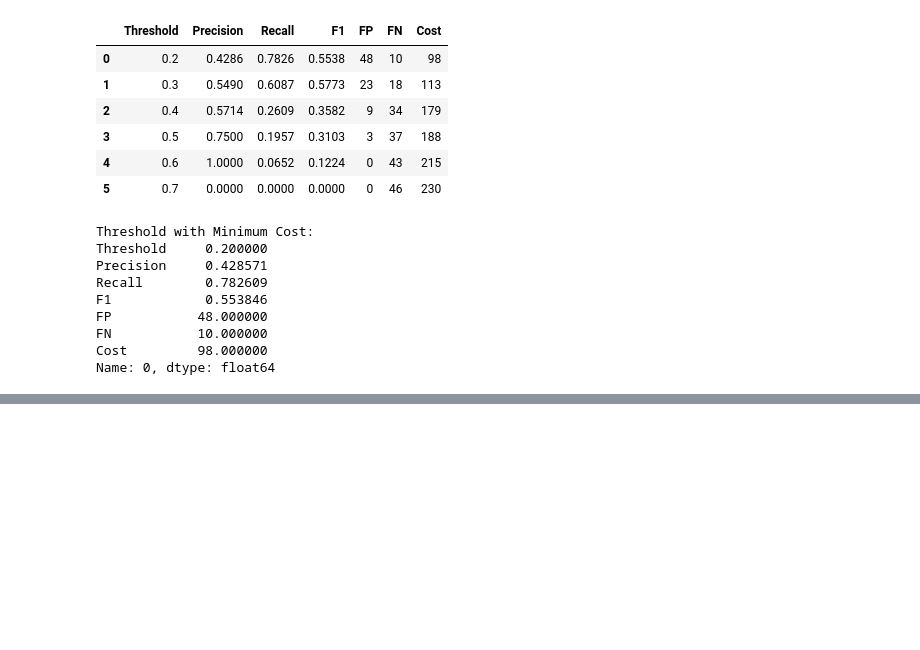
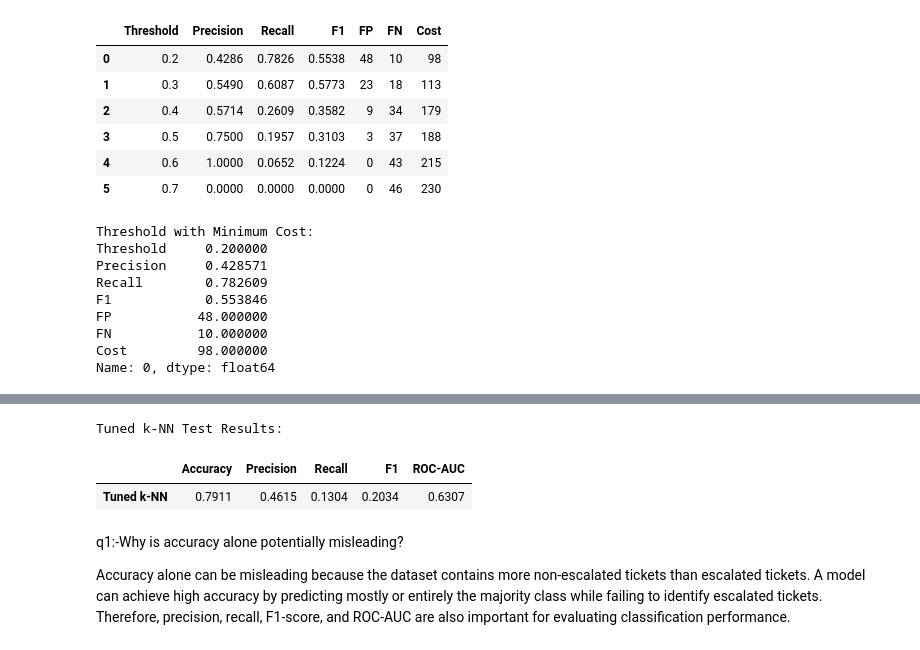
Before and after one commit to kidistm03/ml-, a Jupyter notebook: ML_Lab3/Lab3.ipynb, the cells around one changed output, grey strips where cells are left out. Drawn from its saved outputs; the diff is of its cells as text; code cells hidden in the pictures; blank space fills up the shorter version.

```diff
--- a/ML_Lab3/Lab3.ipynb
+++ b/ML_Lab3/Lab3.ipynb
@@ -466,0 +533,34 @@ Name: 0, dtype: float64
+# %%
+# EVALUATE THE TUNED k-NN MODEL ON TEST DATA
+
+# Get the best model found by GridSearchCV
+best_knn_model = grid_search.best_estimator_
+
+# Make predictions
+best_knn_predictions = best_knn_model.predict(X_test)
+
+# Get predicted probabilities for class 1
+best_knn_probabilities = best_knn_model.predict_proba(X_test)[:, 1]
+
+# Evaluate the tuned model
+best_knn_results = evaluate_model(
+    y_test,
+    best_knn_predictions,
+    best_knn_probabilities
+)
+
+# Display results
+print("Tuned k-NN Test Results:")
+
+display(pd.DataFrame(
+    [best_knn_results],
+    index=["Tuned k-NN"]
+).round(4))
+# %% [output]
+Tuned k-NN Test Results:
+|  | Accuracy | Precision | Recall | F1 | ROC-AUC |
+| Tuned k-NN | 0.7911 | 0.4615 | 0.1304 | 0.2034 | 0.6307 |
+# %% [markdown]
+q1:-Why is accuracy alone potentially misleading?
+
+Accuracy alone can be misleading because the dataset contains more non-escalated tickets than escalated tickets. A model can achieve high accuracy by predicting mostly or entirely the majority class while failing to identify escalated tickets. Therefore, precision, recall, F1-score, and ROC-AUC are also important for evaluating classification performance.
```
Also changed, not shown: parts of 8 cells of this notebook.
